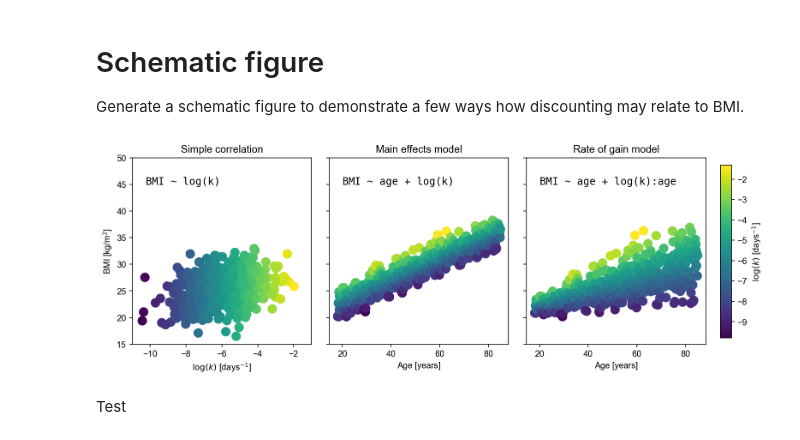
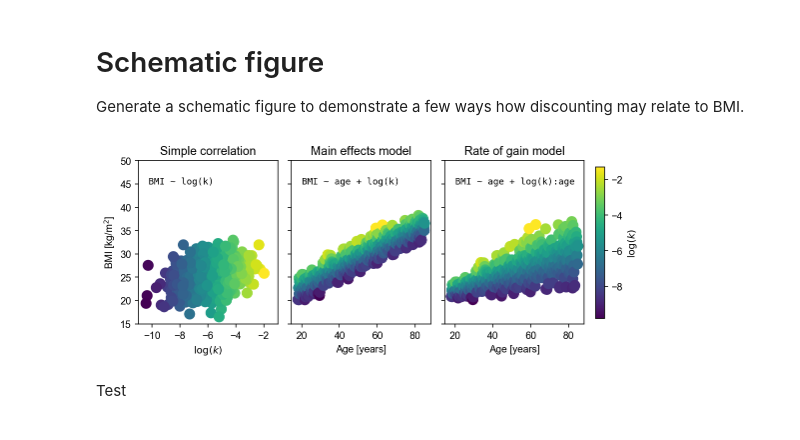
Before and after one commit to drbenvincent/Veillard-Vincent, a Jupyter notebook: figs/make_schematic_figure.ipynb, the cells around one changed output. Cells and saved outputs as stored; diff of their text form; code cells hidden in the pictures.

Commit message:
improved schematic figure
- log(k) is unitless
- changed figure size for larger text

```diff
--- a/figs/make_schematic_figure.ipynb
+++ b/figs/make_schematic_figure.ipynb
@@ -14,7 +14,7 @@ rcParams['font.size'] = 16
 
 np.random.seed(1234)
 # %%
-fig, ax = plt.subplots(1, 3, figsize=(12, 4), sharey=True)
+fig, ax = plt.subplots(1, 3, figsize=(8, 3), sharey=True)
 
 # fig, (ax0, ax1, ax2, cax) = plt.subplots(ncols=4, figsize=(16, 4), sharey=True,
 #                                          gridspec_kw={"width_ratios":[1,1,1, 0.05]})
@@ -38,11 +38,11 @@ logk, bmi = np.random.multivariate_normal(mu, cov, N).T
 #ax[0].scatter(logk, bmi)
 ax[0].scatter(logk, bmi, c=logk, cmap=cm, s=marker_size)
 # fig.colorbar(sc, ax=ax[0])
-ax[0].set(xlabel='$\log(k)$ [days$^{-1}$]', ylabel='BMI [kg/m$^2$]', title='Simple correlation',
+ax[0].set(xlabel='$\log(k)$', ylabel='BMI [kg/m$^2$]', title='Simple correlation',
           ylim=bmi_lim,
           xlim=[-11, -1],
           xticks=np.linspace(-10,-2, 5))
-ax[0].text(-10.25, text_ypos, 'BMI ~ log(k)', fontsize=12, usetex=False, family="monospace")
+ax[0].text(-10.25, text_ypos, 'BMI ~ log(k)', fontsize=9, usetex=False, family="monospace")
 
 # age ----------------------------------------------------------------
 age = np.linspace(18, 85, N)
@@ -53,43 +53,43 @@ bmi = β0 + β1 * age + β3 * logk
 ax[1].scatter(age, bmi, c=logk, cmap=cm, s=marker_size)
 ax[1].set(xlabel='Age [years]', title='Main effects model', ylim=bmi_lim)
 # fig.colorbar(sc, ax=ax[1])
-ax[1].text(20, text_ypos, r'BMI ~ age + log(k)', fontsize=12, usetex=False, family="monospace")
+ax[1].text(20, text_ypos, r'BMI ~ age + log(k)', fontsize=9, usetex=False, family="monospace")
 
 
 # moderation ----------------------------------------------------------------
 age = np.linspace(18, 85, N)
 #logk = np.random.normal(logk_mu, logk_sd, N)
 β0, β1, β2 = 20, 0.3, 0.03
 bmi = β0 + (β1 * age) + (β2 * age*logk)
 
 sc = ax[2].scatter(age, bmi, c=logk, cmap=cm, s=marker_size)
 # fig.colorbar(sc, ax=ax[2])
 
 ax[2].set(xlabel='Age [years]', title='Rate of gain model', ylim=bmi_lim)
-ax[2].text(20, text_ypos, r'BMI ~ age + log(k):age', fontsize=12, usetex=False, family="monospace")
+ax[2].text(20, text_ypos, r'BMI ~ age + log(k):age', fontsize=9, usetex=False, family="monospace")
 
 
 # add in colorbar as extra floating axis --------------------
 
 im = plt.gca().get_children()[0]
 k=0.02
 # left, bottom, width, height
 cax = fig.add_axes([0.92,0.15,0.015,0.7])
-fig.colorbar(im, cax=cax, label='$\log(k)$ [days$^{-1}$]')
+fig.colorbar(im, cax=cax, label='$\log(k)$')
 
 
 
 # plt.show()
 
 # figure level formatting ----------------------------------------------------------------
 plt.subplots_adjust(wspace=0.1)
 
 # save
 
 plt.savefig('schematic.pdf', bbox_inches='tight')
 plt.savefig('schematic.png', bbox_inches='tight', dpi=300)
 # %% [output]
-[figure, old version]
+[figure, new version]
 # %% [markdown]
 Test
 # %%
```
Also changed, not shown: 2 other files.
